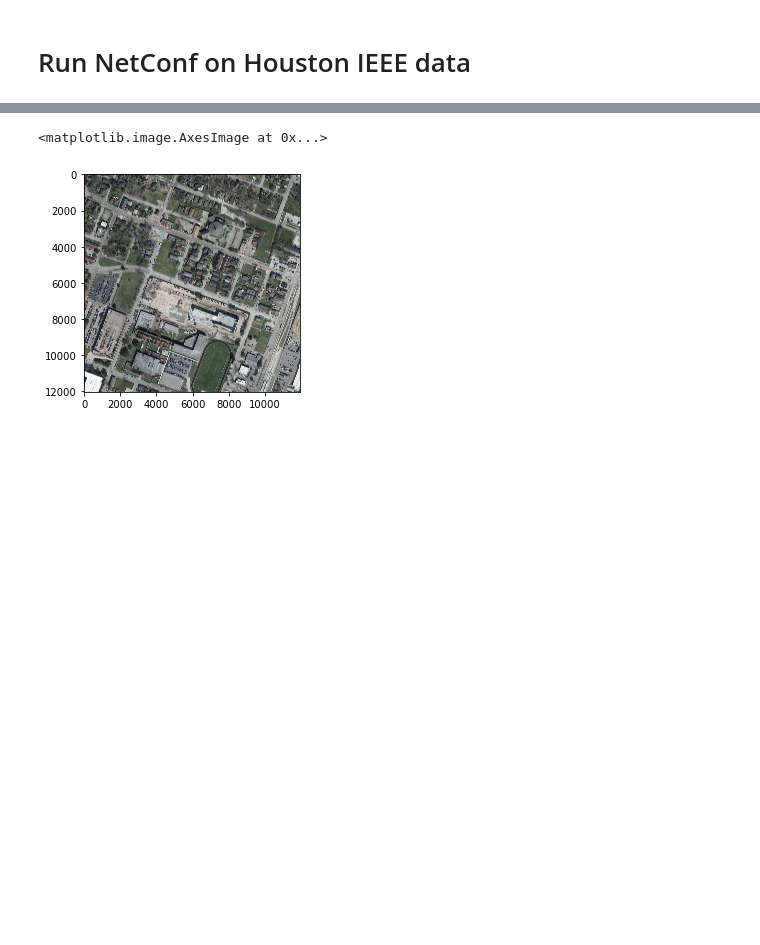
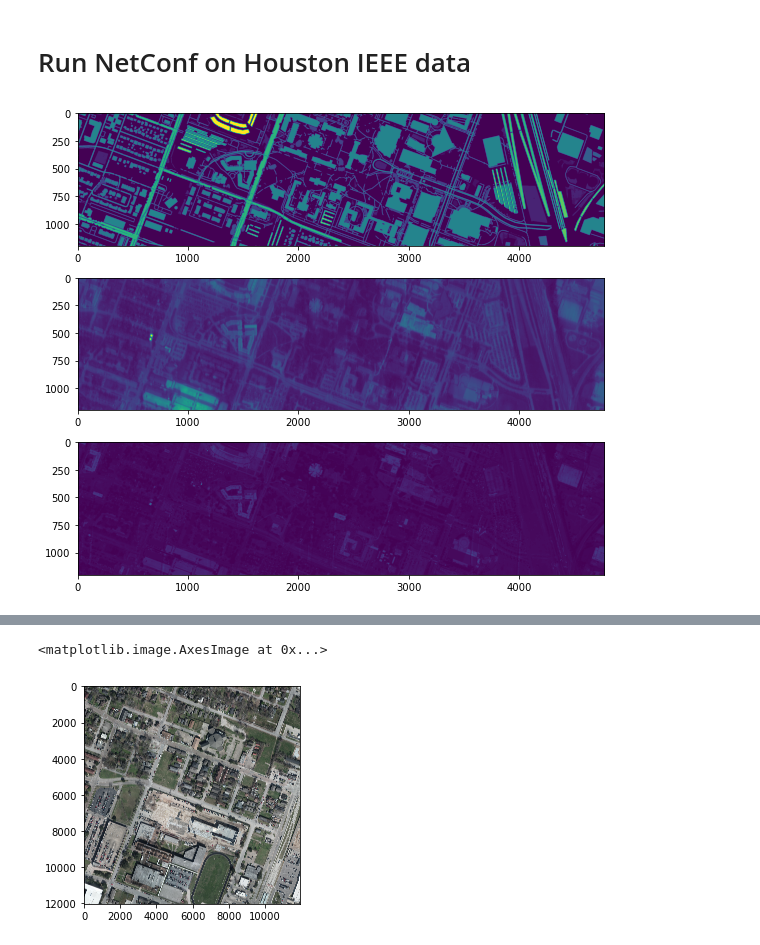
Before and after one commit to luke-scot/damage-assessment, a Jupyter notebook: run_netconf_houston.ipynb, the cells around one changed output, grey strips where cells are left out. Cells and saved outputs as stored; diff of their text form; code cells hidden in the pictures; blank space fills up the shorter version.

```diff
--- a/run_netconf_houston.ipynb
+++ b/run_netconf_houston.ipynb
@@ -46,14 +29,16 @@ pd.DataFrame(arr.reshape(len(arr),-1)).stack()
 # %%
 # Import rasters
-#labels, larr = ip.raster_to_df(labelFile)
-hs, hsarr = raster_to_df(hsFile, value='amp', single=False, crop=True)
-#radar, radararr = ip.raster_to_df(radarFile, value='phase', crop=True)
+labels, larr = ip.raster_to_df(labelFile)
+hs, hsarr = ip.raster_to_df(hsFile, value='amp', multidims=True, crop=True)
+radar, radararr = ip.raster_to_df(radarFile, value='phase', crop=True)
 
 # Plot values
 fig, axs = hf.create_subplots(3,1,[10,7])
 axs[0].imshow(larr[0])
 axs[1].imshow(hsarr[0])
 axs[2].imshow(radararr[0])
 fig.tight_layout()
+# %% [output]
+[figure, added]
 # %%
 # Get geodatabase of every
```
Also changed, not shown: parts of 7 cells of this notebook, 4 other files.
